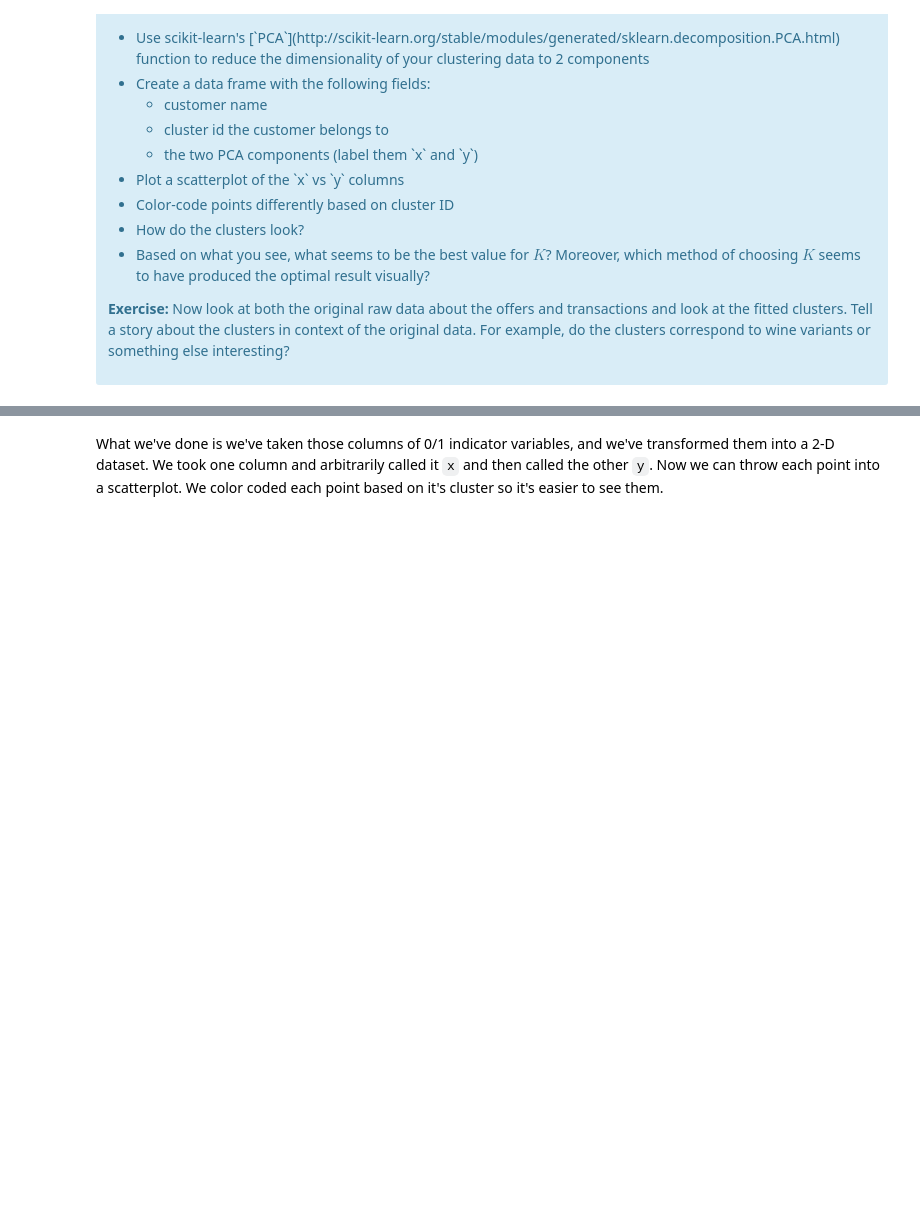
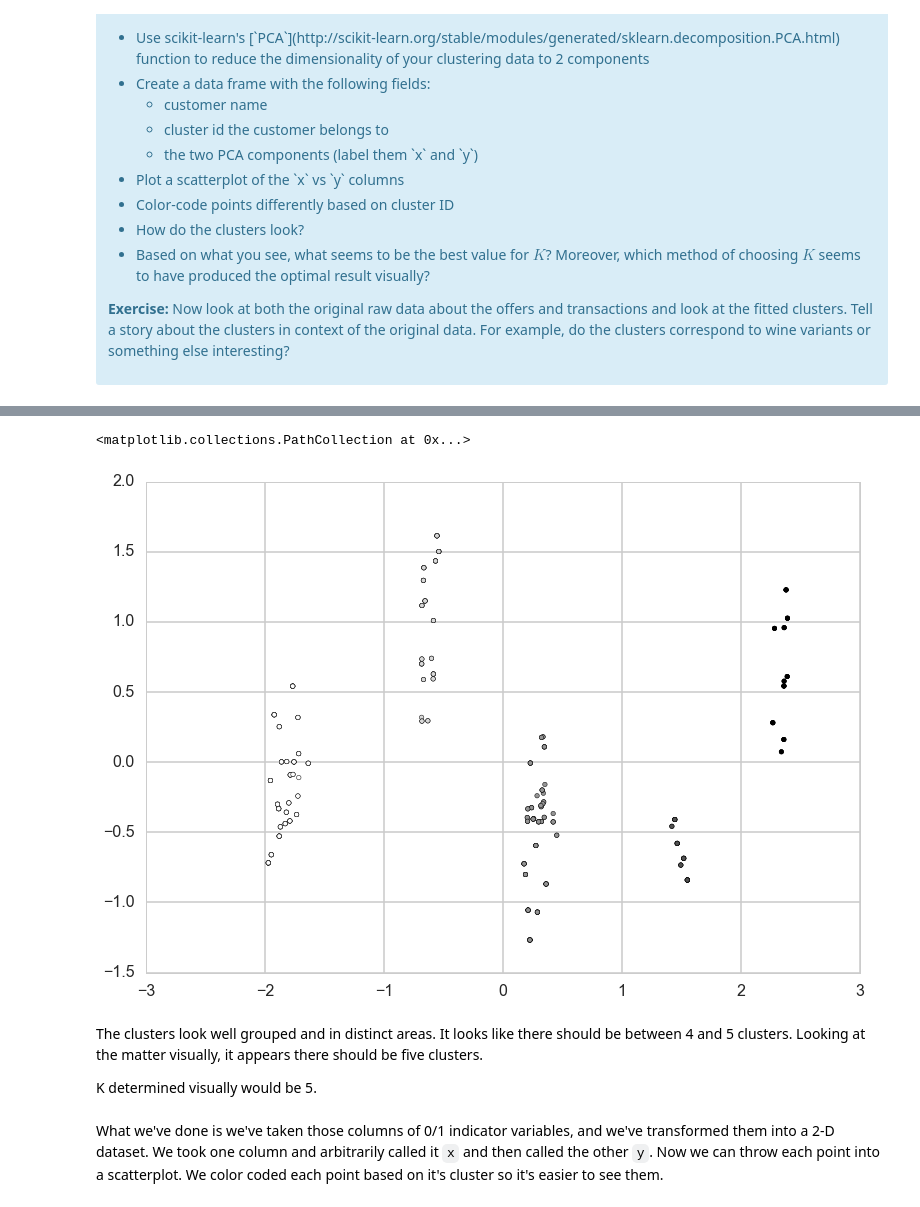
Before and after one commit to nsamrao/Springboard-Data-Science, a Jupyter notebook: Mini_Project_Clustering.ipynb, the cells around one changed output, grey strips where cells are left out. Drawn from its saved outputs; the diff is of its cells as text; code cells hidden in the pictures; blank space fills up the shorter version.

```diff
--- a/Mini_Project_Clustering.ipynb
+++ b/Mini_Project_Clustering.ipynb
@@ -175,0 +320,15 @@ This is only one use of PCA for dimension reduction. We can also use PCA when we
+# %%
+#your turn
+from sklearn.decomposition import PCA
+
+x_cols = matrix.columns[1:]
+
+pca = PCA(n_components=2)
+
+matrix['x'] = pca.fit_transform(matrix[x_cols])[:,0]
+matrix['y'] = pca.fit_transform(matrix[x_cols])[:,1]
+
+matrix = matrix.reset_index()
+
+customer_clusters = matrix[['customer_name', 'cluster', 'x', 'y']]
+customer_clusters.head()
@@ -176,3 +342,15 @@ This is only one use of PCA for dimension reduction. We can also use PCA when we
+# %%
+df = pd.merge(df_transactions, customer_clusters)
+df = pd.merge(df_offers, df)
+
+plt.scatter(df['x'],df['y'], c = df['cluster'])
+# %% [output]
+<matplotlib.collections.PathCollection at 0x...>
+[figure, added]
+# %% [markdown]
+The clusters look well grouped and in distinct areas. It looks like there should be between 4 and 5 clusters. Looking at the matter visually, it appears there should be five clusters.
+
+K determined visually would be 5.
 # %% [markdown]
 What we've done is we've taken those columns of 0/1 indicator variables, and we've transformed them into a 2-D dataset. We took one column and arbitrarily called it `x` and then called the other `y`. Now we can throw each point into a scatterplot. We color coded each point based on it's cluster so it's easier to see them.
 # %% [markdown]
```
Also changed, not shown: parts of 25 cells of this notebook.
